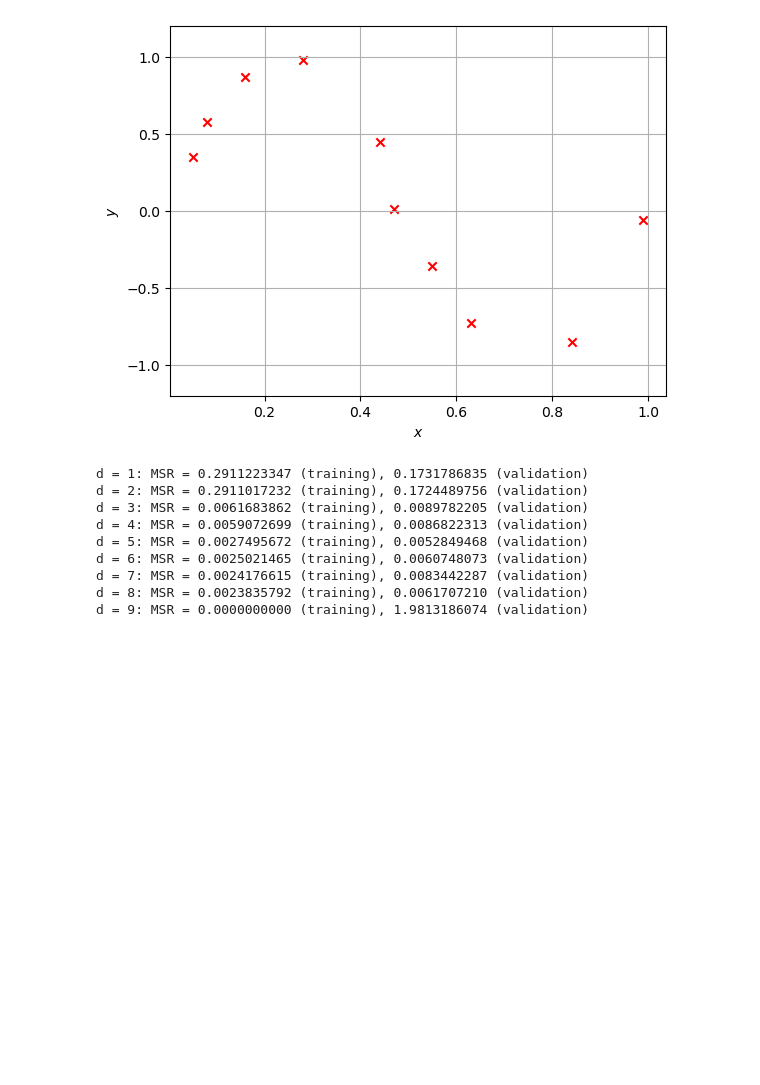
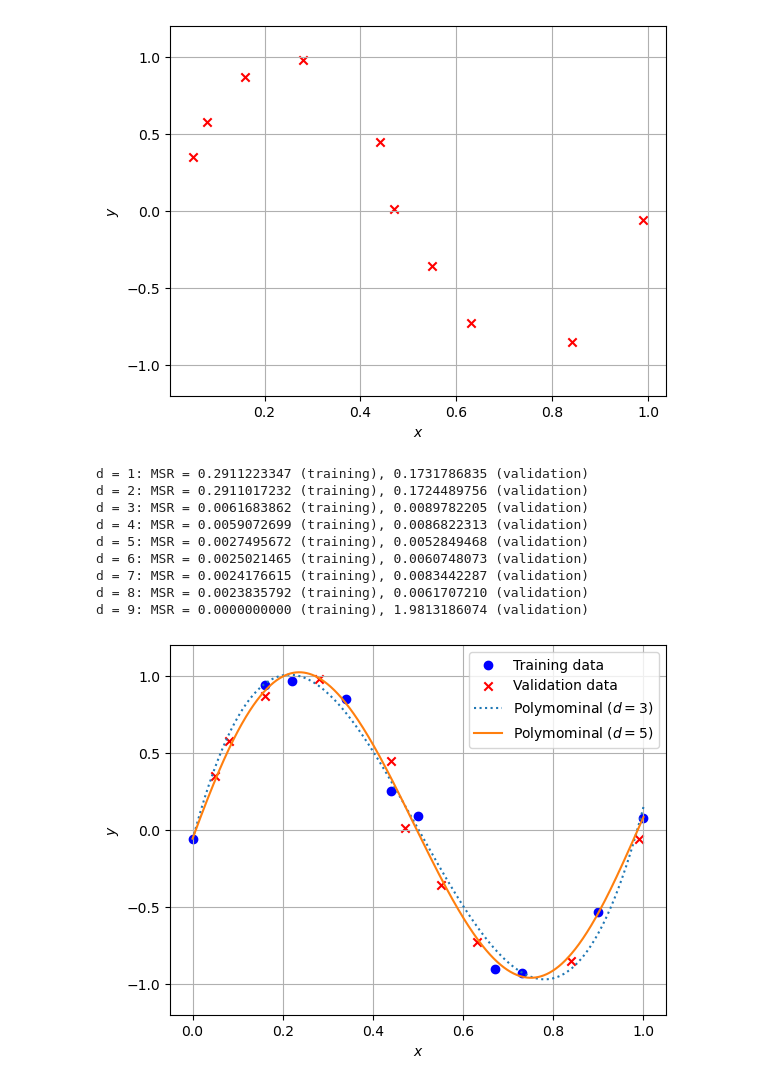
Before and after one commit to kawanodaiya/python, a Jupyter notebook: model_select.ipynb, the cells around one changed output. Cells and saved outputs as stored; diff of their text form; code cells hidden in the pictures; blank space fills up the shorter version.

```diff
--- a/model_select.ipynb
+++ b/model_select.ipynb
@@ -112,3 +112,19 @@ d = 6: MSR = 0.0025021465 (training), 0.0060748073 (validation)
 d = 7: MSR = 0.0024176615 (training), 0.0083442287 (validation)
 d = 8: MSR = 0.0023835792 (training), 0.0061707210 (validation)
 d = 9: MSR = 0.0000000000 (training), 1.9813186074 (validation)
+# %%
+W3 = Polynomial.fit(X, Y, 3)
+W5 = Polynomial.fit(X, Y, 5)
+x = np.linspace(0, 1, 1000)
+fig, ax = plt.subplots(dpi=100)
+ax.scatter(X, Y, marker='o', label=r'Training data', color='b')
+ax.scatter(X_valid, Y_valid, label=r'Validation data', marker='x', color='r')
+ax.plot(x, W3(x), label=r'Polymominal ($d=3$)', linestyle="dotted")
+ax.plot(x, W5(x), label=r'Polymominal ($d=5$)', linestyle="solid")
+ax.set_xlabel('$x$')
+ax.set_ylabel('$y$')
+ax.set_ylim(-1.2, 1.2)
+plt.legend()
+ax.grid()
+# %% [output]
+[figure, added]
```
Also changed, not shown: parts of 3 cells of this notebook.
